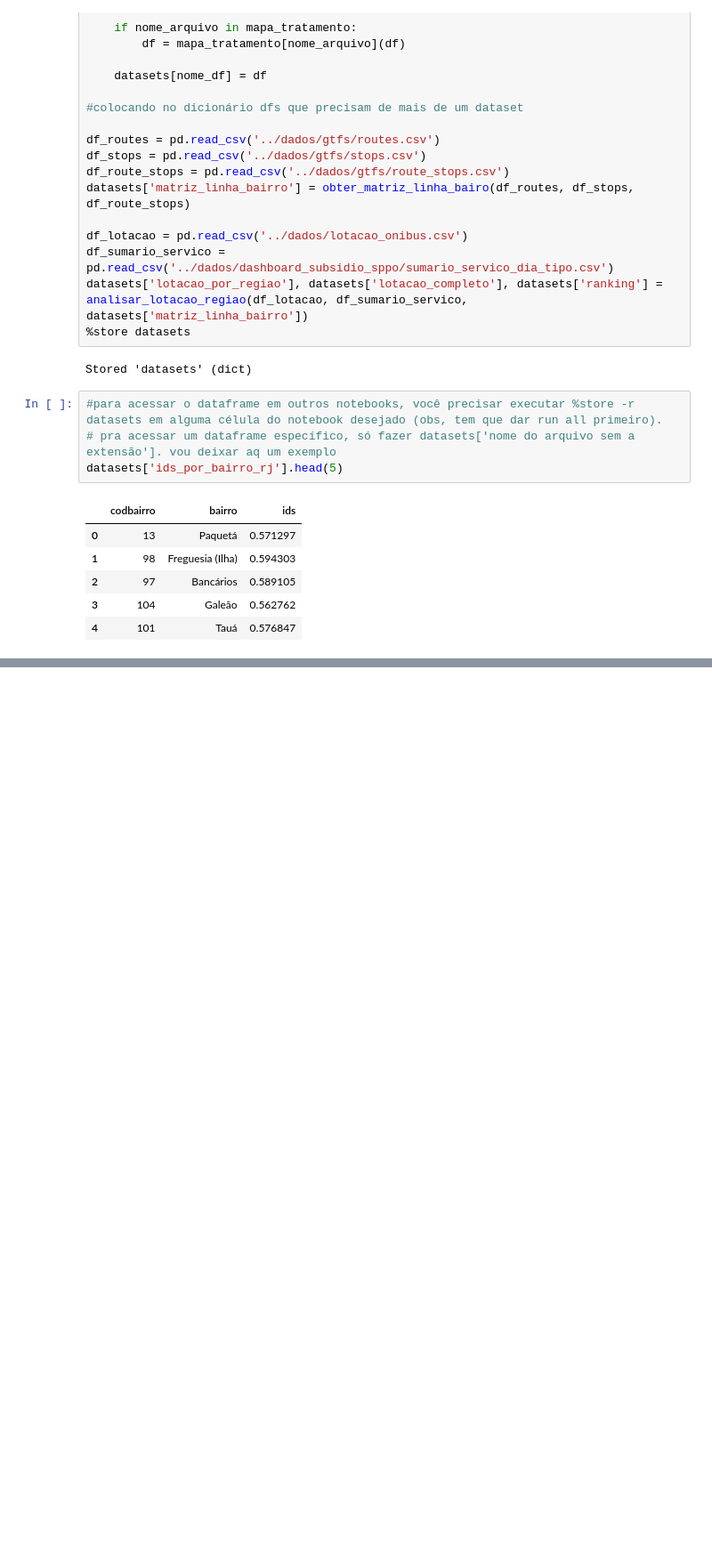
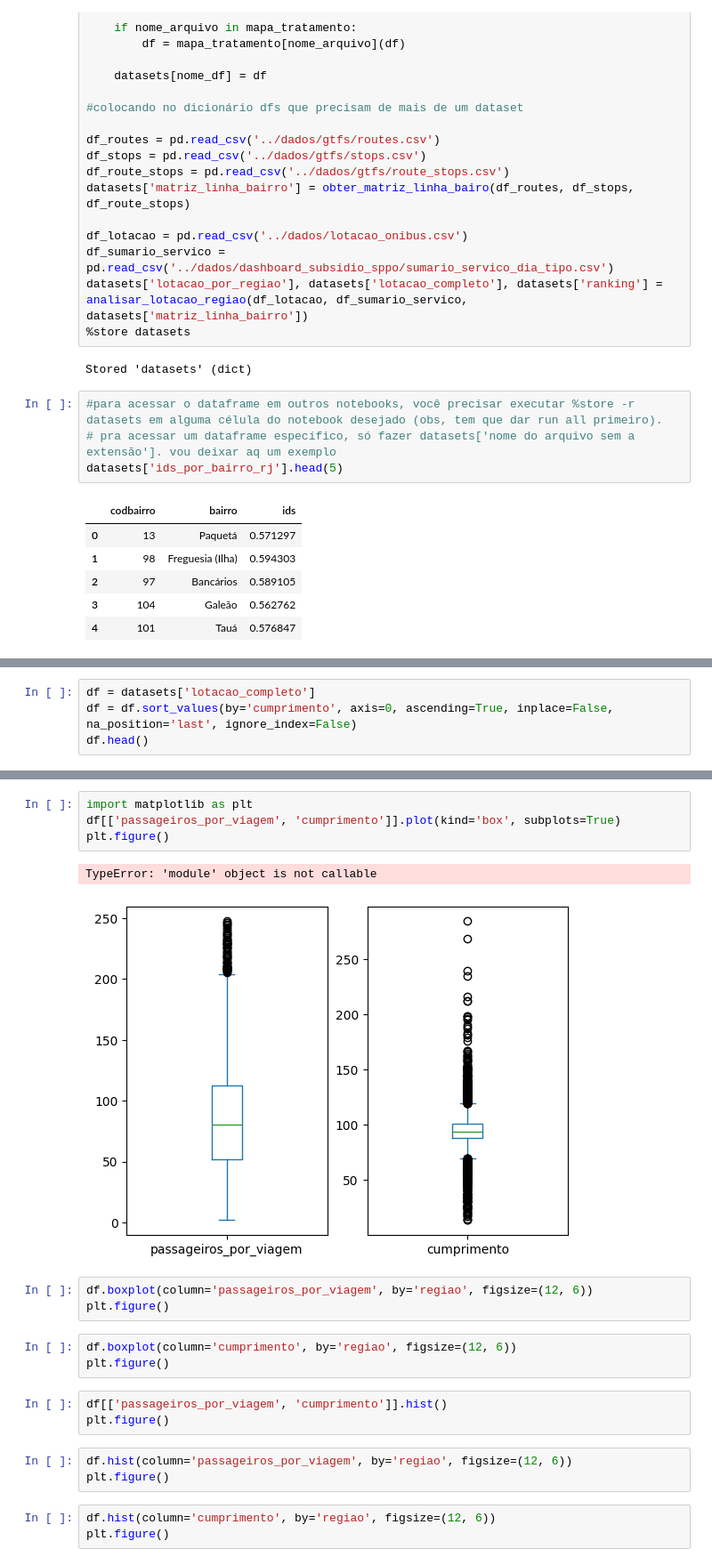
Before and after one commit to ArthurMontPereira/Analytica-Hackaton, a Jupyter notebook: notebooks/01_tratamento.ipynb, the cells around one changed output, grey strips where cells are left out. Shown at 89% size. Drawn from its saved outputs; the diff is of its cells as text; blank space fills up the shorter version.

```diff
--- a/notebooks/01_tratamento.ipynb
+++ b/notebooks/01_tratamento.ipynb
@@ -400,0 +285,4 @@ memory usage: 297.4 KB
+# %%
+df = datasets['lotacao_completo']
+df = df.sort_values(by='cumprimento', axis=0, ascending=True, inplace=False, na_position='last', ignore_index=False)
+df.head()
@@ -400,0 +296,22 @@ memory usage: 297.4 KB
+# %%
+import matplotlib as plt
+df[['passageiros_por_viagem', 'cumprimento']].plot(kind='box', subplots=True)
+plt.figure()
+# %% [output]
+TypeError: 'module' object is not callable
+[figure, added]
+# %%
+df.boxplot(column='passageiros_por_viagem', by='regiao', figsize=(12, 6))
+plt.figure()
+# %%
+df.boxplot(column='cumprimento', by='regiao', figsize=(12, 6))
+plt.figure()
+# %%
+df[['passageiros_por_viagem', 'cumprimento']].hist()
+plt.figure()
+# %%
+df.hist(column='passageiros_por_viagem', by='regiao', figsize=(12, 6))
+plt.figure()
+# %%
+df.hist(column='cumprimento', by='regiao', figsize=(12, 6))
+plt.figure()
```
Also changed, not shown: parts of 13 cells of this notebook.
